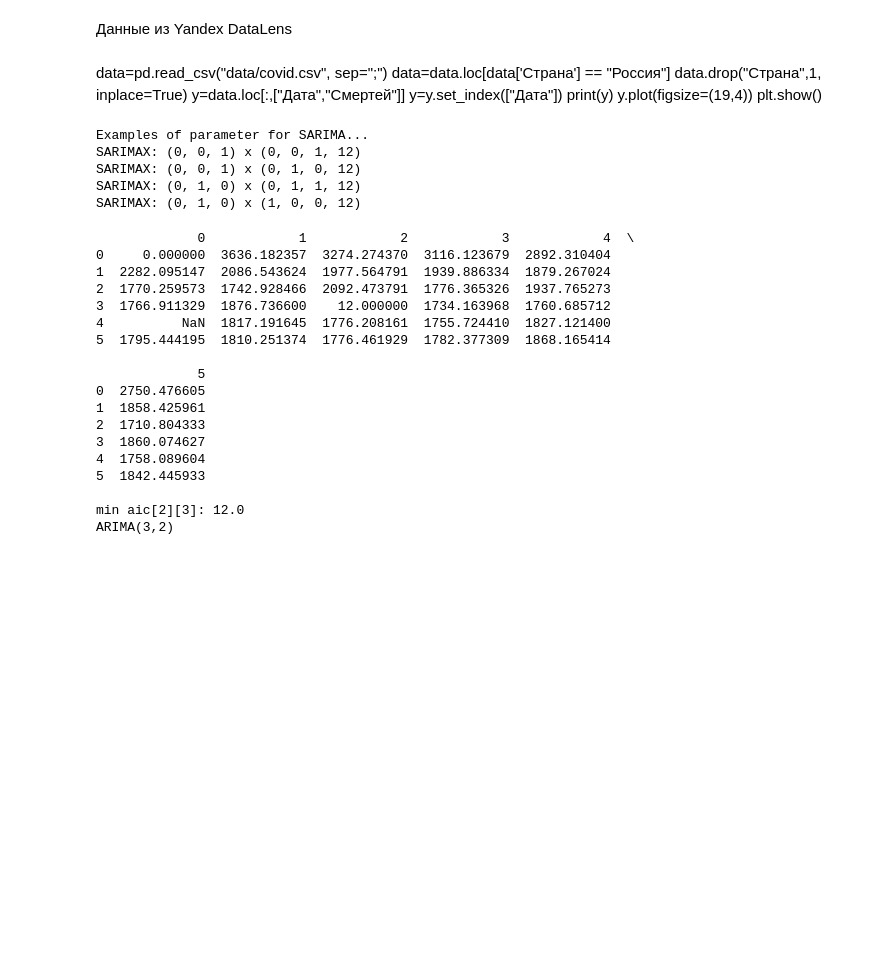
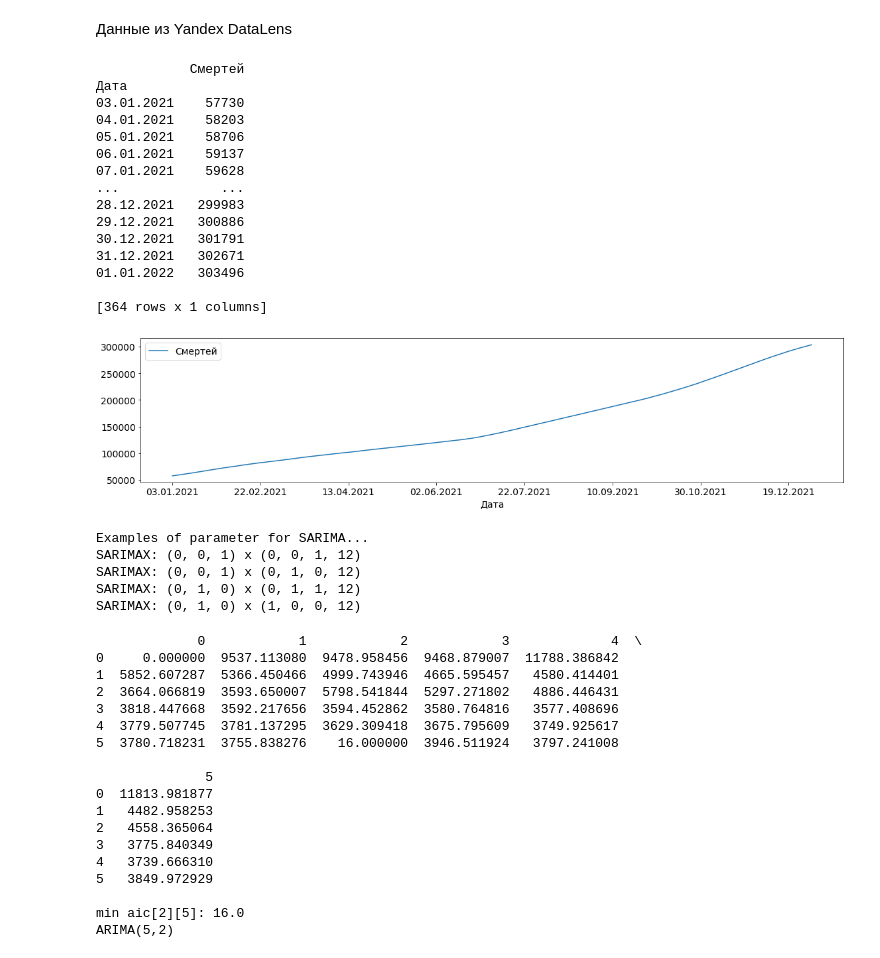
Before and after one commit to Machalkas/ts-covid, a Jupyter notebook: TS.ipynb, the cells around one changed output. Drawn from its saved outputs; the diff is of its cells as text; code cells hidden in the pictures; blank space fills up the shorter version.

```diff
--- a/TS.ipynb
+++ b/TS.ipynb
@@ -52,15 +52,34 @@ Date
 [figure]
 # %% [markdown]
 Данные из Yandex DataLens
-# %% [markdown]
-data=pd.read_csv("data/covid.csv", sep=";")
-data=data.loc[data['Страна'] == "Россия"]
-data.drop("Страна",1, inplace=True)
-y=data.loc[:,["Дата","Смертей"]]
-y=y.set_index(["Дата"])
-print(y)
-y.plot(figsize=(19,4))
-plt.show()
+# %%
+data=pd.read_csv("data/covid.csv", sep=";")
+data=data.loc[data['Страна'] == "Россия"]
+# data["Дата"]=pd.to_datetime(data["Дата"])
+# data.sort_values(by=["Дата"], inplace=True)
+data.drop("Страна",1, inplace=True)
+y=data.loc[:,["Дата","Смертей"]]
+y=y.set_index(["Дата"])
+print(y)
+y.plot(figsize=(19,4))
+plt.show()
+# %% [output]
+            Смертей
+Дата
+03.01.2021    57730
+04.01.2021    58203
+05.01.2021    58706
+06.01.2021    59137
+07.01.2021    59628
+...             ...
+28.12.2021   299983
+29.12.2021   300886
+30.12.2021   301791
+31.12.2021   302671
+01.01.2022   303496
+
+[364 rows x 1 columns]
+[figure, added]
 # %%
 p = d = q = range(0, 2)
 pdq = list(itertools.product(p, d, q))
@@ -107,24 +126,24 @@ i,j=np.where(aic_filter==np.min(aic_filter[np.nonzero(aic_filter)]))
 print("min aic[%s][%s]:"%(j[0],i[0]) ,aic_full[j[0]][i[0]])
 print("ARIMA(%s,%s)"%(i[0],j[0]))
 # %% [output]
-             0            1            2            3            4  \
-0     0.000000  3636.182357  3274.274370  3116.123679  2892.310404
-1  2282.095147  2086.543624  1977.564791  1939.886334  1879.267024
-2  1770.259573  1742.928466  2092.473791  1776.365326  1937.765273
-3  1766.911329  1876.736600    12.000000  1734.163968  1760.685712
-4          NaN  1817.191645  1776.208161  1755.724410  1827.121400
-5  1795.444195  1810.251374  1776.461929  1782.377309  1868.165414
+             0            1            2            3             4  \
+0     0.000000  9537.113080  9478.958456  9468.879007  11788.386842
+1  5852.607287  5366.450466  4999.743946  4665.595457   4580.414401
+2  3664.066819  3593.650007  5798.541844  5297.271802   4886.446431
+3  3818.447668  3592.217656  3594.452862  3580.764816   3577.408696
+4  3779.507745  3781.137295  3629.309418  3675.795609   3749.925617
+5  3780.718231  3755.838276    16.000000  3946.511924   3797.241008
 
-             5
-0  2750.476605
-1  1858.425961
-2  1710.804333
-3  1860.074627
-4  1758.089604
-5  1842.445933
+              5
+0  11813.981877
+1   4482.958253
+2   4558.365064
+3   3775.840349
+4   3739.666310
+5   3849.972929
 
-min aic[2][3]: 12.0
-ARIMA(3,2)
+min aic[2][5]: 16.0
+ARIMA(5,2)
 # %%
 # print(aic_miss,"\n")
 # aic_filter=np.nan_to_num(aic_miss)
```
Also changed, not shown: parts of 2 cells of this notebook, 3 other files.
